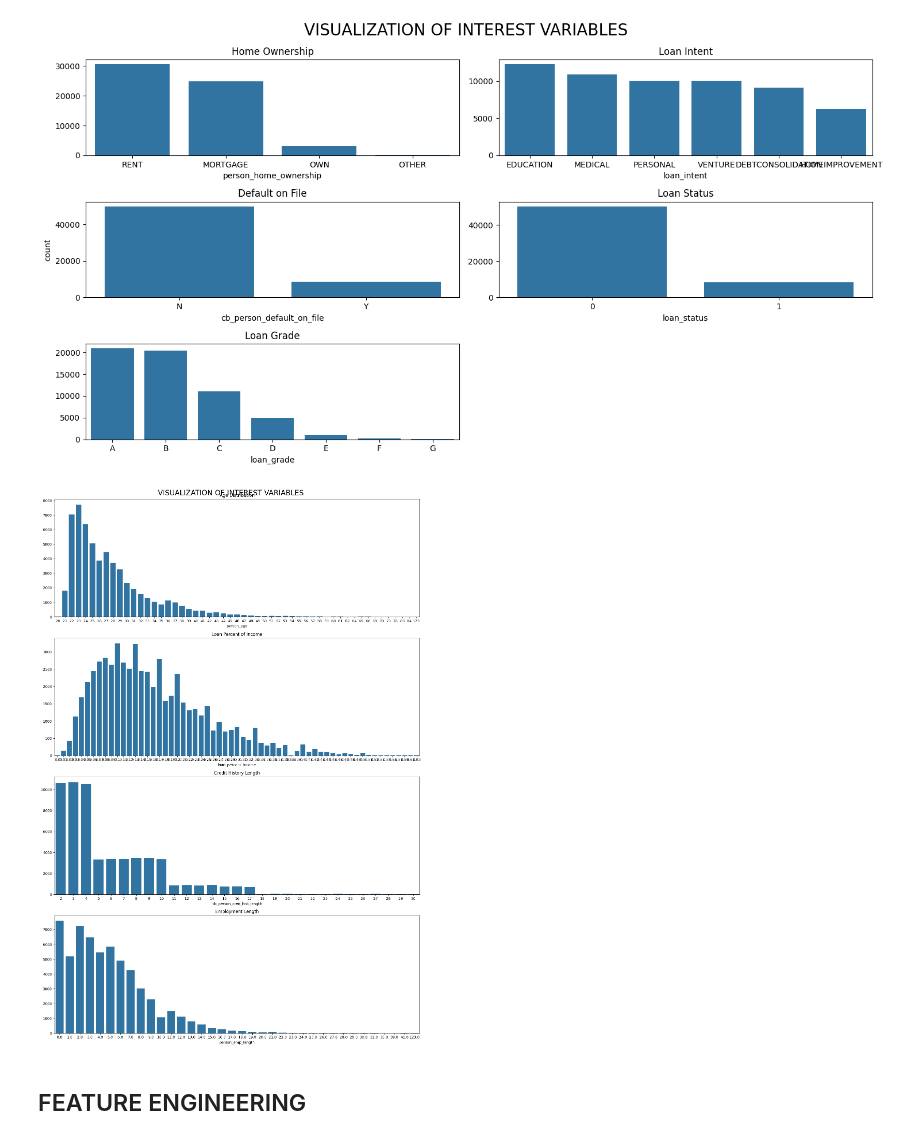
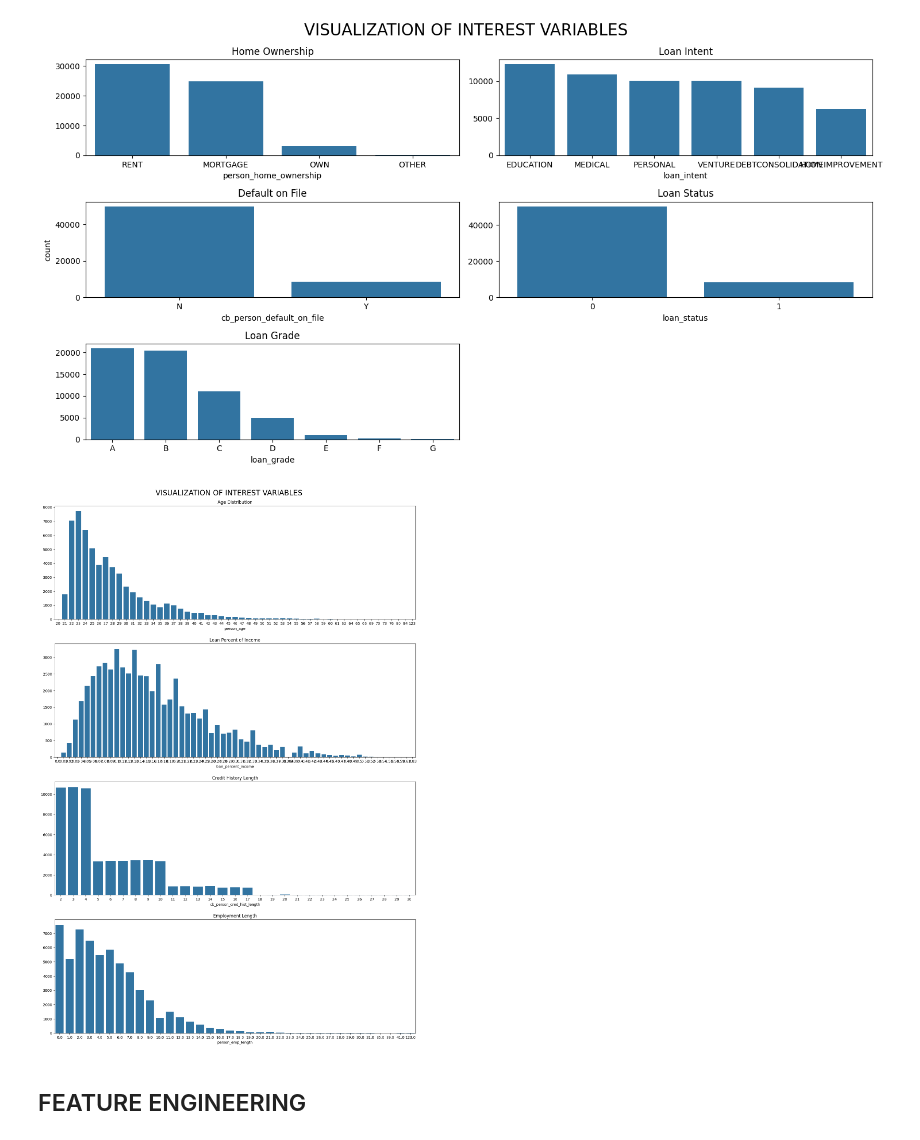
Before and after one commit to Stephen-Adwini-Badu/09.-Loan-Eligibility-Project, a Jupyter notebook: Loan Eligibility Notebook.ipynb, the cells around one changed output. Saved outputs shown, nothing was run; the diff lists cells and outputs as text; code cells hidden in the pictures.

```diff
--- a/Loan Eligibility Notebook.ipynb
+++ b/Loan Eligibility Notebook.ipynb
@@ -93,23 +93,23 @@ plt.show()
 # %%
 # Setting up subplots
 fig, ax = plt.subplots(4, 1, figsize=(15, 22))
 plt.suptitle("VISUALIZATION OF INTEREST VARIABLES", fontsize=20)
 
 # Create visualizations
 sns.barplot(x=df['person_age'].value_counts().index, y=df['person_age'].value_counts().values, ax=ax[0])
 sns.barplot(x=df['loan_percent_income'].value_counts().index, y=df['loan_percent_income'].value_counts().values, ax=ax[1])
 sns.barplot(x=df['cb_person_cred_hist_length'].value_counts().index, y=df['cb_person_cred_hist_length'].value_counts().values, ax=ax[2])
 sns.barplot(x=df['person_emp_length'].value_counts().index, y=df['person_emp_length'].value_counts().values, ax=ax[3])
 
 # Set titles for each visualization
 ax[0].set_title('Age Distribution')
 ax[1].set_title('Loan Percent of Income')
 ax[2].set_title('Credit History Length')
 ax[3].set_title('Employment Length')
-plt.tight_layout()
+plt.tight_layout(pad=2)
 plt.show()
 # %% [output]
-[figure, old version]
+[figure, new version]
 # %% [markdown]
 ## FEATURE ENGINEERING
 # %%
```
